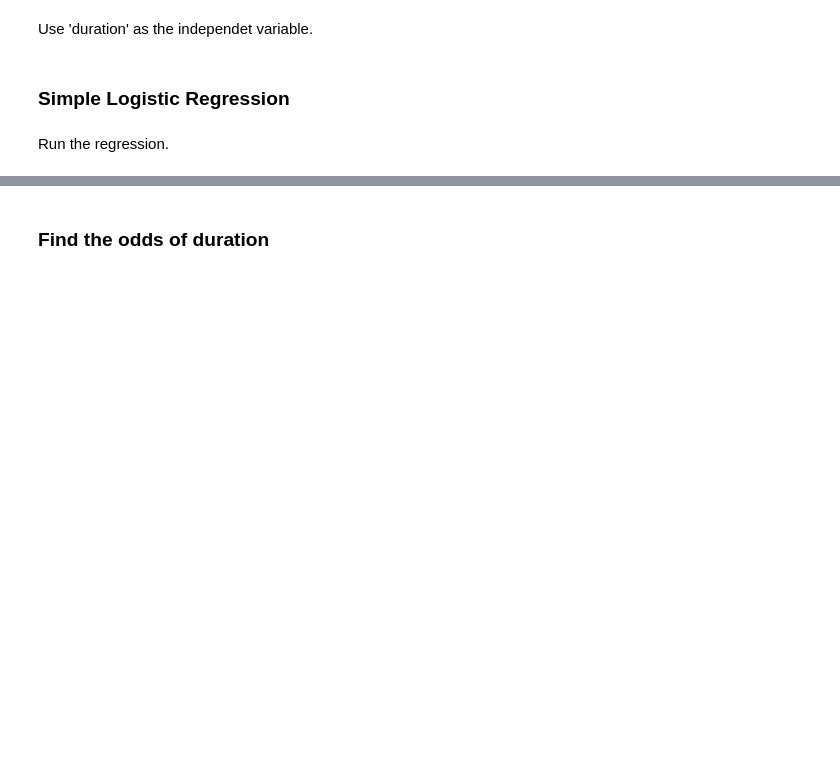
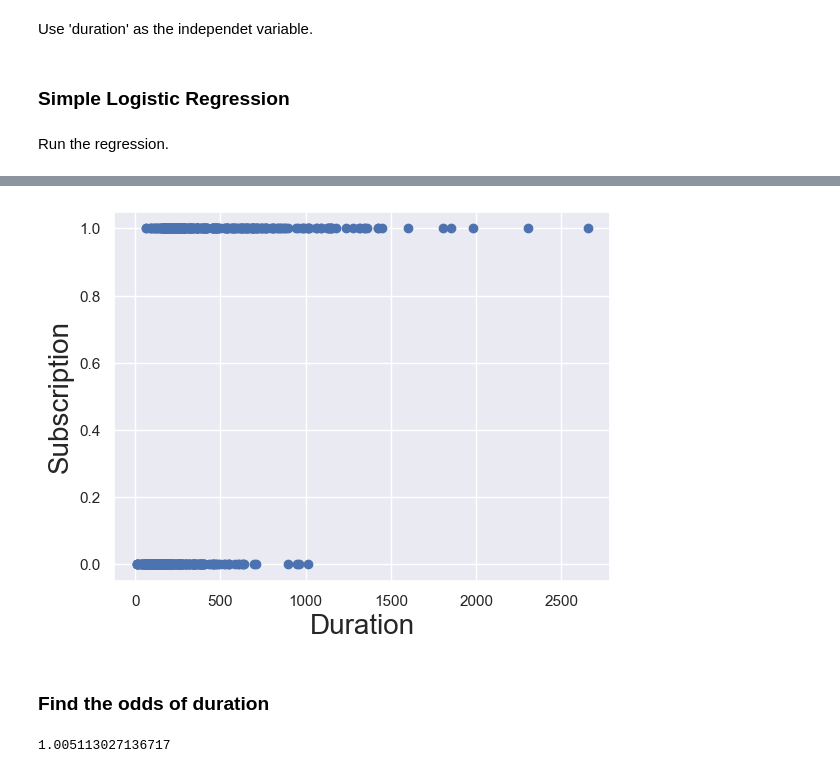
Before and after one commit to J-M-Bell/DataScienceBootcamp, a Jupyter notebook: Advanced Statistical Methods Exercises /Logistic Regression/BinaryPredictorsInLogisticRegressionExercise.ipynb, the cells around one changed output, grey strips where cells are left out. Cells and saved outputs as stored; diff of their text form; code cells hidden in the pictures; blank space fills up the shorter version.

```diff
--- a/Advanced Statistical Methods Exercises /Logistic Regression/BinaryPredictorsInLogisticRegressionExercise.ipynb
+++ b/Advanced Statistical Methods Exercises /Logistic Regression/BinaryPredictorsInLogisticRegressionExercise.ipynb
@@ -83,2 +103,13 @@ Run the regression.
+# %%
+plt.scatter(x1,y,color='C0')
+plt.xlabel('Duration', fontsize=20)
+plt.ylabel('Subscription', fontsize=20)
+plt.show()
+# %% [output]
+[figure, added]
 # %% [markdown]
 ### Find the odds of duration
+# %%
+np.exp(0.0051)
+# %% [output]
+1.005113027136717
```
Also changed, not shown: parts of 1 cell of this notebook.
